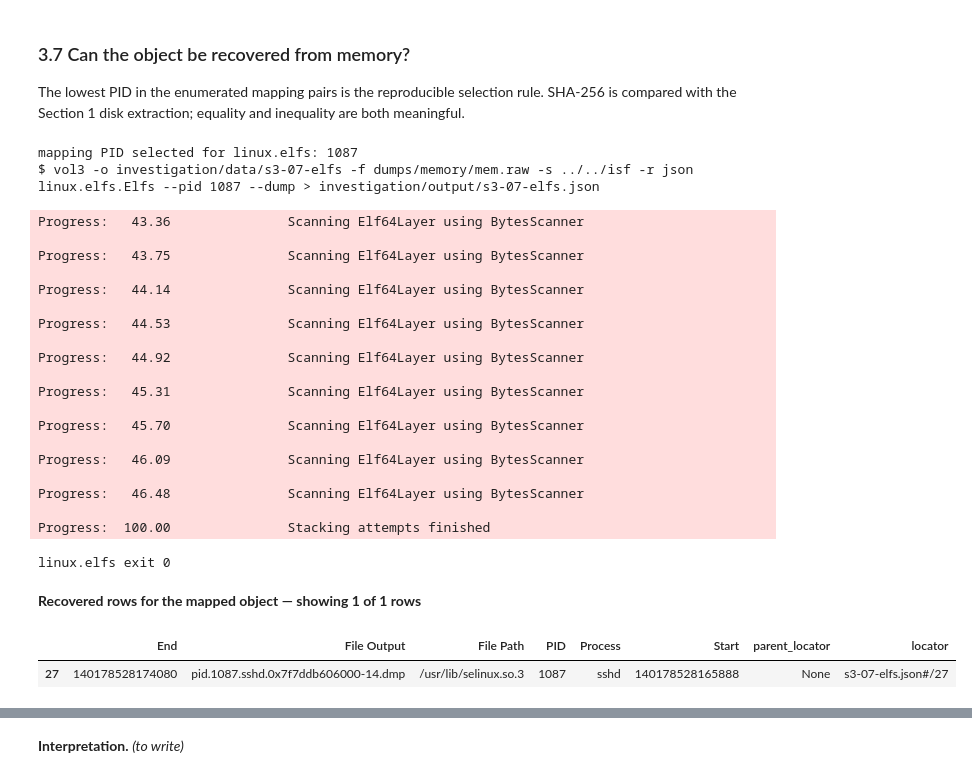
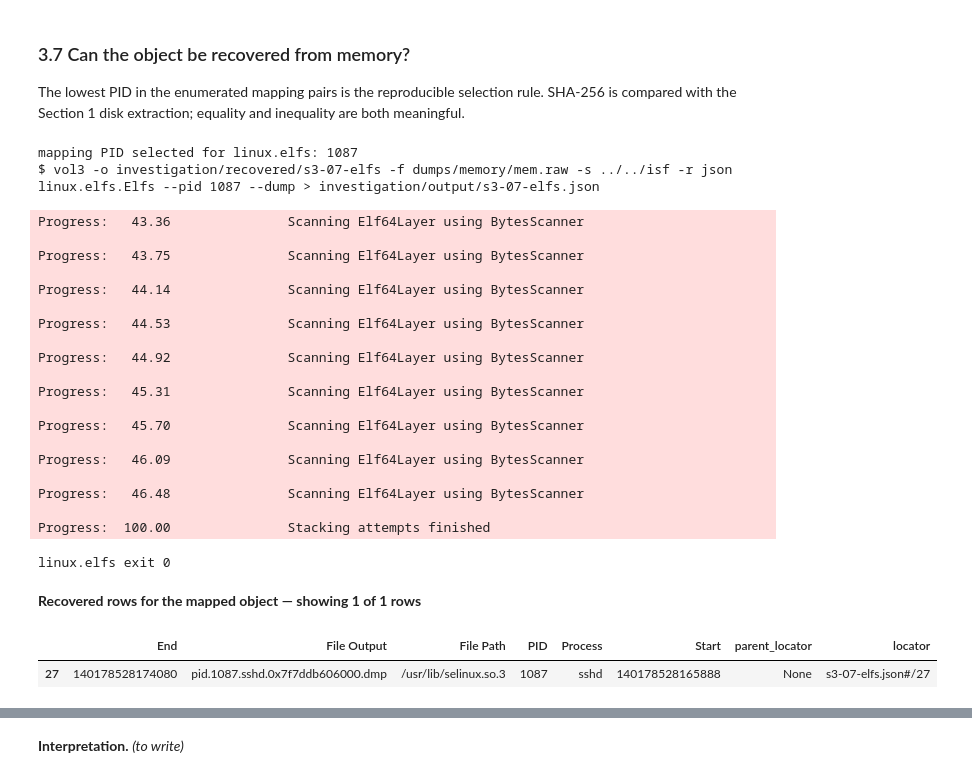
Before and after one commit to acesaria/linux-multisource-dfir-lab, a Jupyter notebook: investigations/father/investigation.ipynb, the cells around one changed output, grey strips where cells are left out. Drawn from its saved outputs; the diff is of its cells as text; code cells hidden in the pictures.

```diff
--- a/investigations/father/investigation.ipynb
+++ b/investigations/father/investigation.ipynb
@@ -11,7 +11,7 @@ derived from them.
 **Boundary.** Scenario execution records guided the design of this lab and are disclosed in
 Section 7. They are not evidence: every finding must cite an acquired disk, timeline or RAM record.
 # %%
-import json, os, re, sys
+import json, os, re, shutil, sys, tempfile
 from datetime import datetime, timedelta
 from pathlib import Path
 
@@ -33,7 +33,8 @@ prepared = json.loads((case.prepared / "prepare.json").read_text())
 os.chdir(case.run_root)
 IMG = str(case.disk_image.relative_to(case.run_root))
 OUT, DATA = Path("investigation/output"), Path("investigation/data")
-for d in (OUT, DATA):
+RECOVERED_DIR = Path("investigation/recovered")
+for d in (OUT, DATA, RECOVERED_DIR):
     d.mkdir(parents=True, exist_ok=True)
 
 
@@ -1035,10 +1036,10 @@ The lowest PID in the enumerated mapping pairs is the reproducible selection rul
 compared with the Section 1 disk extraction; equality and inequality are both meaningful.
 # %%
 ELF_PID = min(MAPPING_PIDS, default=None)
-ELF_DIR = DATA / "s3-07-elfs"
-ELF_DIR.mkdir(parents=True, exist_ok=True)
-ELFS = pd.DataFrame()
-DUMPED_OBJECTS = []
+ELF_DIR = RECOVERED_DIR / "s3-07-elfs"
+shutil.rmtree(ELF_DIR, ignore_errors=True)
+ELF_DIR.mkdir(parents=True)
+ELFS, DUMPED_OBJECTS = pd.DataFrame(), []
 print(f"mapping PID selected for linux.elfs: {ELF_PID}")
 if ELF_PID is not None:
     elfs_json = OUT / "s3-07-elfs.json"
@@ -1056,33 +1057,33 @@ if ELF_PID is not None:
         print(f"object dump files present: {len(DUMPED_OBJECTS)}")
         for index, dumped in enumerate(DUMPED_OBJECTS, 1):
             fx.sh(f"sha256sum {fx.q(OBJECT_BIN)} {fx.q(dumped)}",
                   label=f"s3-07-comparison-{index}", out_dir=OUT)
             print(f"byte-identical to disk object: "
                   f"{fx.sha256_file(OBJECT_BIN) == fx.sha256_file(dumped)}")
 # %% [output]
 mapping PID selected for linux.elfs: 1087
-$ vol3 -o investigation/data/s3-07-elfs -f dumps/memory/mem.raw -s ../../isf -r json linux.elfs.Elfs --pid 1087 --dump > investigation/output/s3-07-elfs.json
+$ vol3 -o investigation/recovered/s3-07-elfs -f dumps/memory/mem.raw -s ../../isf -r json linux.elfs.Elfs --pid 1087 --dump > investigation/output/s3-07-elfs.json
 Progress:   43.36               Scanning Elf64Layer using BytesScanner
 
 Progress:   43.75               Scanning Elf64Layer using BytesScanner
 
 Progress:   44.14               Scanning Elf64Layer using BytesScanner
 
 Progress:   44.53               Scanning Elf64Layer using BytesScanner
 
 Progress:   44.92               Scanning Elf64Layer using BytesScanner
 
 Progress:   45.31               Scanning Elf64Layer using BytesScanner
 
 Progress:   45.70               Scanning Elf64Layer using BytesScanner
 
 Progress:   46.09               Scanning Elf64Layer using BytesScanner
 
 Progress:   46.48               Scanning Elf64Layer using BytesScanner
 
 Progress:  100.00               Stacking attempts finished
 linux.elfs exit 0
 **Recovered rows for the mapped object — showing 1 of 1 rows**
 |  | End | File Output | File Path | PID | Process | Start | parent_locator | locator |
-| 27 | 140178528174080 | pid.1087.sshd.0x7f7ddb606000-14.dmp | /usr/lib/selinux.so.3 | 1087 | sshd | 140178528165888 | None | s3-07-elfs.json#/27 |
+| 27 | 140178528174080 | pid.1087.sshd.0x7f7ddb606000.dmp | /usr/lib/selinux.so.3 | 1087 | sshd | 140178528165888 | None | s3-07-elfs.json#/27 |
 object dump files present: 1
```
Also changed, not shown: parts of 13 cells of this notebook, 3 other files.
